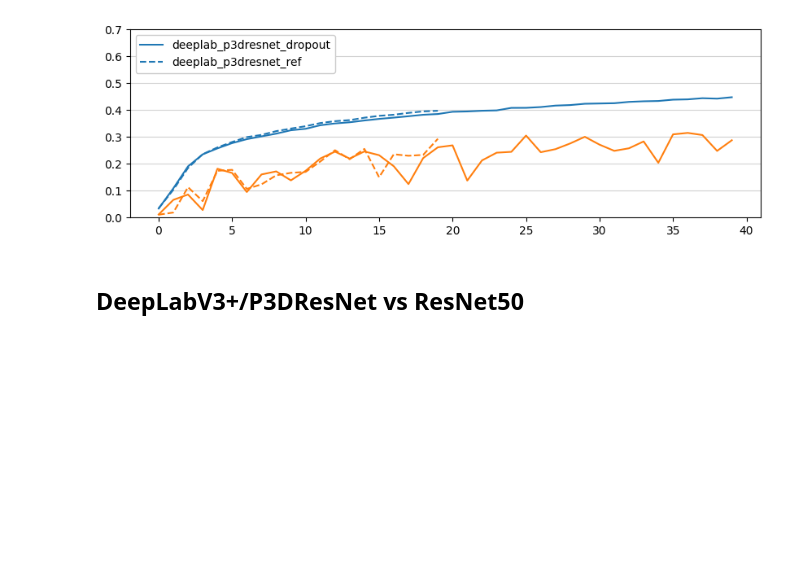
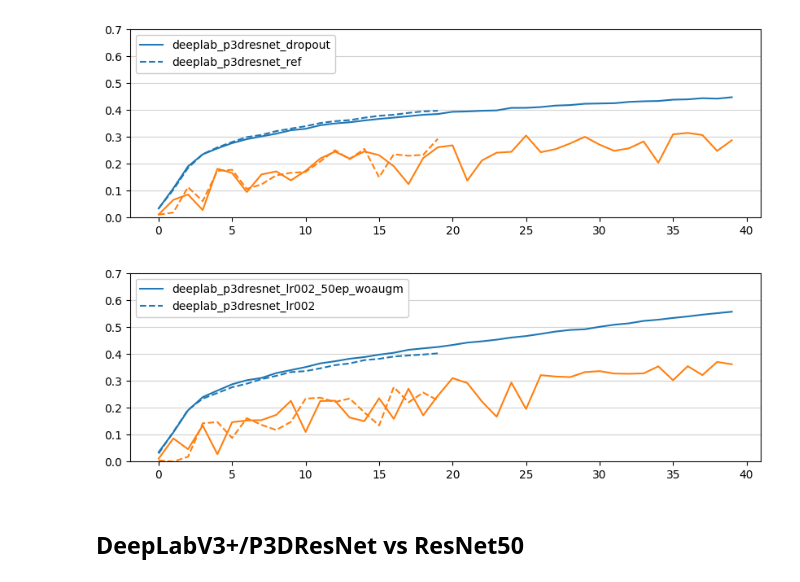
Before and after one commit to tomlqc/identify-contrails, a Jupyter notebook: notebooks-saved/Report.ipynb, the cells around one changed output. Saved outputs shown, nothing was run; the diff lists cells and outputs as text; code cells hidden in the pictures; blank space fills up the shorter version.

Commit message:
saved: Report with woaugm p3dresnet vs resnet50

```diff
--- a/notebooks-saved/Report.ipynb
+++ b/notebooks-saved/Report.ipynb
@@ -125,6 +131,10 @@ plot_vs_ref('deeplab_p3dresnet_gradacc-lr002', 'deeplab_p3dresnet_ref')
 plot_vs_ref('deeplab_p3dresnet_dropout', 'deeplab_p3dresnet_ref')
 # %% [output]
 [figure]
+# %%
+plot_vs_ref('deeplab_p3dresnet_lr002_50ep_woaugm', 'deeplab_p3dresnet_lr002')
+# %% [output]
+[figure, added]
 # %% [markdown]
 ## DeepLabV3+/P3DResNet vs ResNet50
 # %%
```
Also changed, not shown: parts of 4 cells of this notebook.
